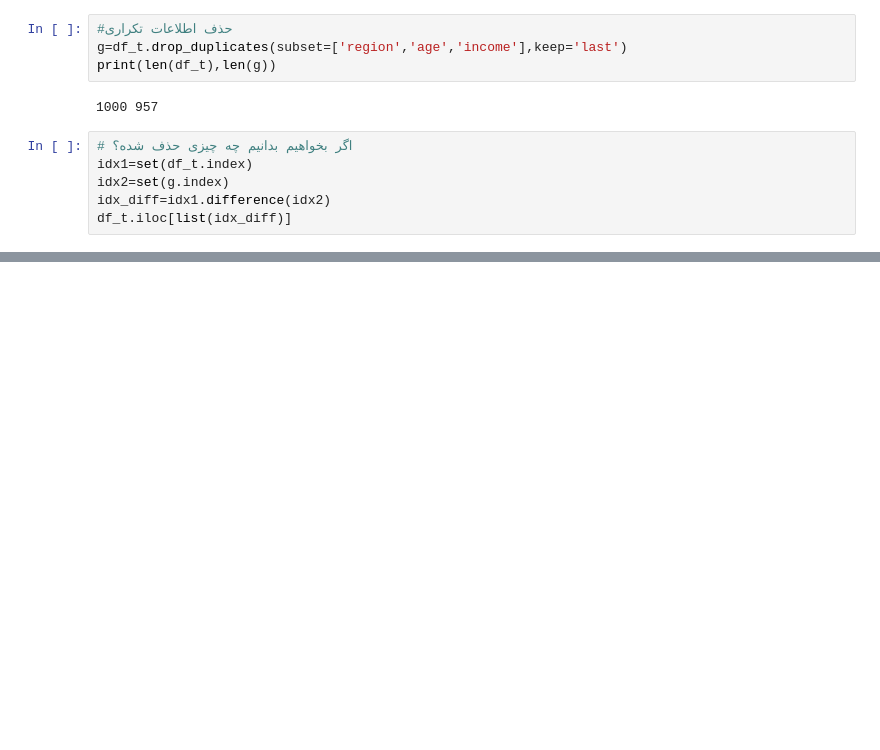
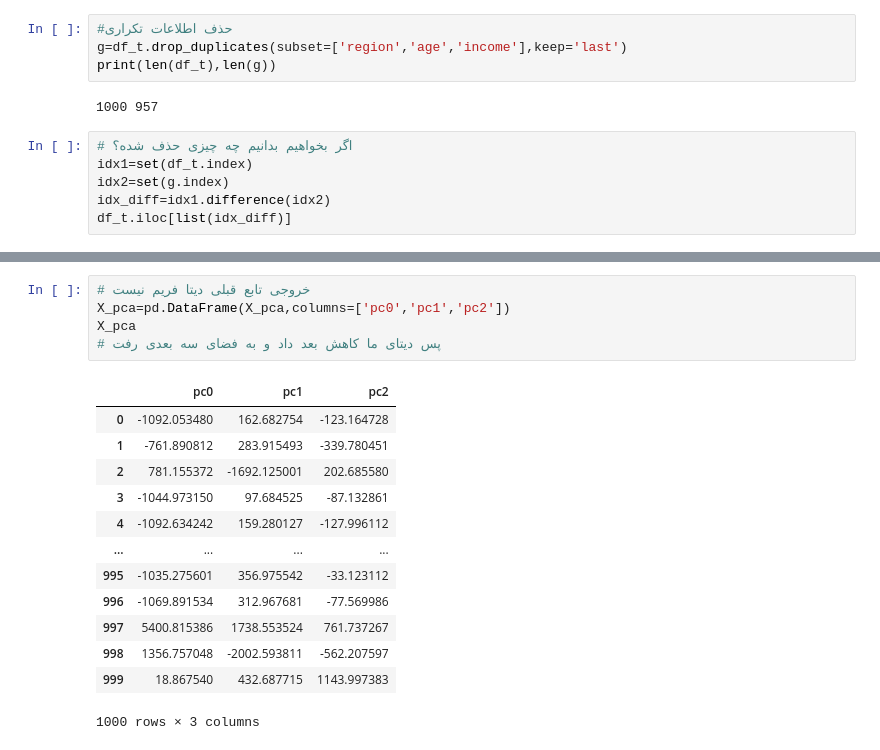
Before and after one commit to NasimShokrgozar/FirstSc, a Jupyter notebook: Session07_Basic.ipynb, the cells around one changed output, grey strips where cells are left out. Cells and saved outputs as stored; diff of their text form; blank space fills up the shorter version.

```diff
--- a/Session07_Basic.ipynb
+++ b/Session07_Basic.ipynb
@@ -328,0 +378,19 @@ df_o=df_t(df_t['age']>U)
+# %%
+# خروجی تابع قبلی دیتا فریم نیست
+X_pca=pd.DataFrame(X_pca,columns=['pc0','pc1','pc2'])
+X_pca
+# پس دیتای ما کاهش بعد داد و به فضای سه بعدی رفت
+# %% [output]
+|  | pc0 | pc1 | pc2 |
+| 0 | -1092.053480 | 162.682754 | -123.164728 |
+| 1 | -761.890812 | 283.915493 | -339.780451 |
+| 2 | 781.155372 | -1692.125001 | 202.685580 |
+| 3 | -1044.973150 | 97.684525 | -87.132861 |
+| 4 | -1092.634242 | 159.280127 | -127.996112 |
+| ... | ... | ... | ... |
+| 995 | -1035.275601 | 356.975542 | -33.123112 |
+| 996 | -1069.891534 | 312.967681 | -77.569986 |
+| 997 | 5400.815386 | 1738.553524 | 761.737267 |
+| 998 | 1356.757048 | -2002.593811 | -562.207597 |
+| 999 | 18.867540 | 432.687715 | 1143.997383 |
+1000 rows × 3 columns
```
Also changed, not shown: parts of 10 cells of this notebook.
